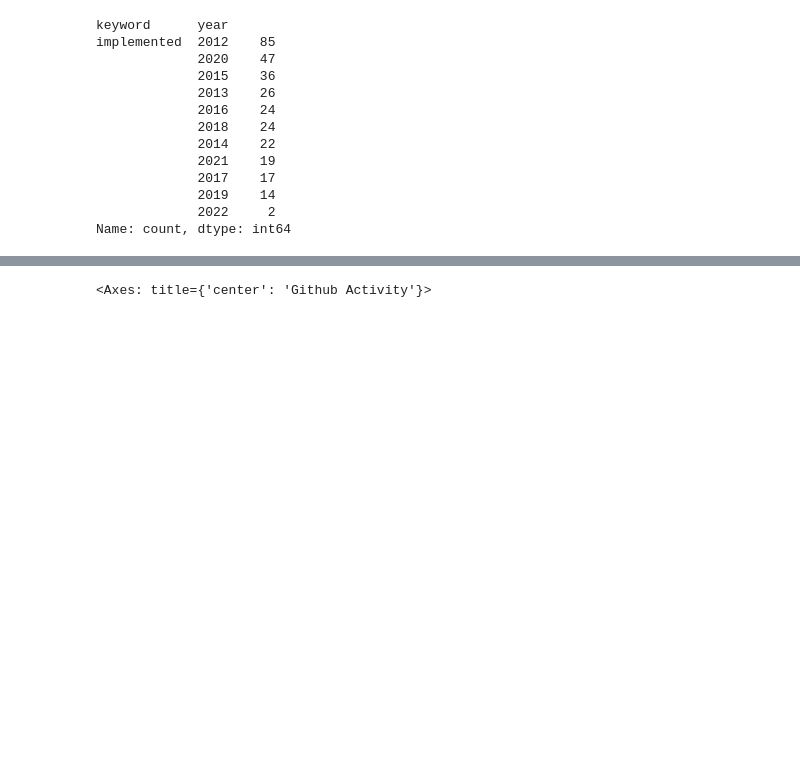
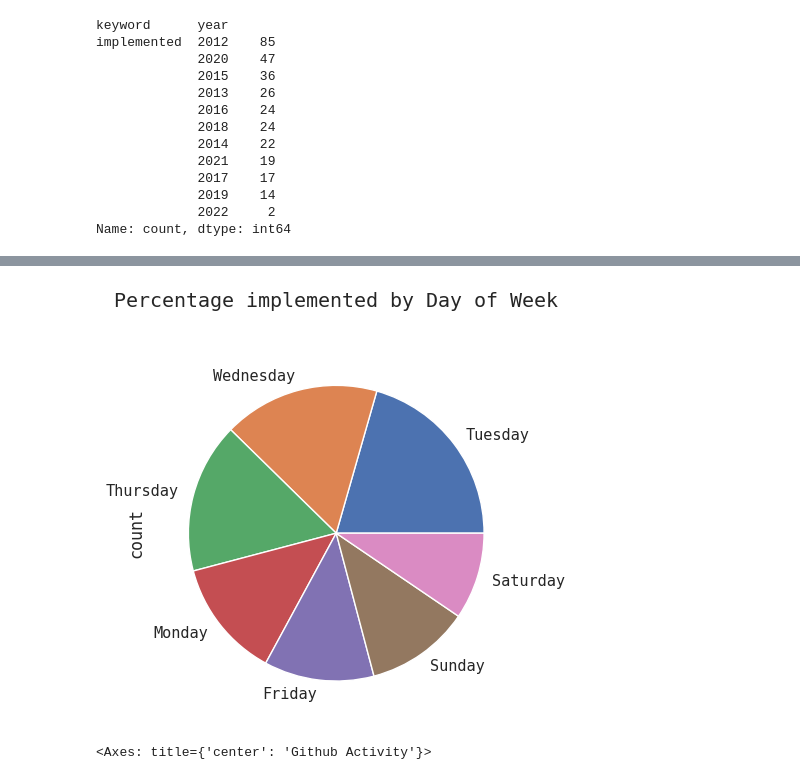
Before and after one commit to RyanMarten/spotify-user-innovation, a Jupyter notebook: data_vis_stats_ryan.ipynb, the cells around one changed output, grey strips where cells are left out. Drawn from its saved outputs; the diff is of its cells as text; code cells hidden in the pictures; blank space fills up the shorter version.

```diff
--- a/data_vis_stats_ryan.ipynb
+++ b/data_vis_stats_ryan.ipynb
@@ -474,0 +445,4 @@ impl_posts.loc[impl_posts.year == '2020']
+# %%
+impl_posts.weekday.value_counts().plot.pie(title="Percentage implemented by Day of Week");
+# %% [output]
+[figure, added]
```
Also changed, not shown: parts of 10 cells of this notebook.
